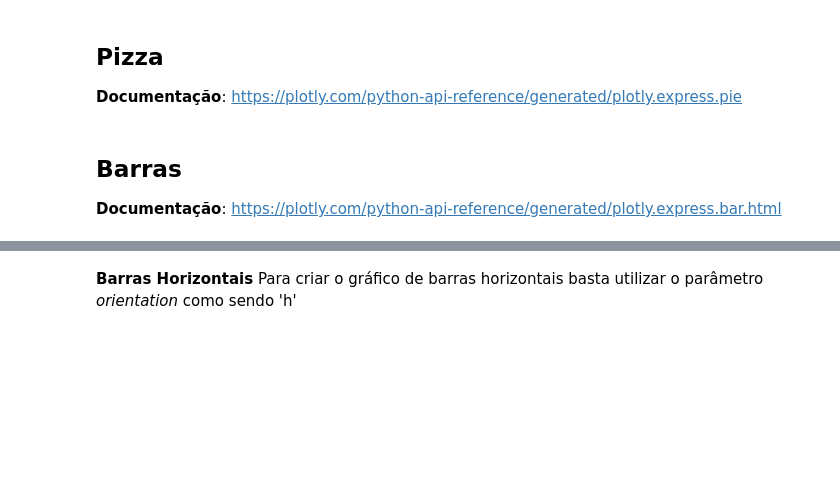
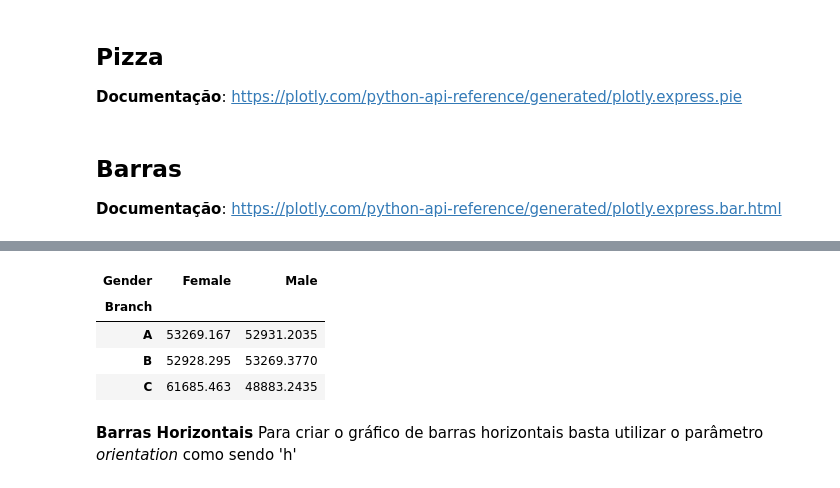
Before and after one commit to gaiogreg/aulas-LC-Safra, a Jupyter notebook: Modulo 4/Aula 5 - Plotly (Parte 1).ipynb, the cells around one changed output, grey strips where cells are left out. Cells and saved outputs as stored; diff of their text form; code cells hidden in the pictures; blank space fills up the shorter version.

```diff
--- a/Modulo 4/Aula 5 - Plotly (Parte 1).ipynb
+++ b/Modulo 4/Aula 5 - Plotly (Parte 1).ipynb
@@ -241,17 +250,24 @@ px.bar(df_bar)
 # %%
 df_bar = df_supermarket.pivot_table(index='Branch', values='Total', columns='Gender', aggfunc='sum')
 fig = px.bar(df_bar)
 fig.update_layout(
     xaxis_title="Marca",
     yaxis_title="Total de vendas (R$)",
     legend_title="Gênero",
     title={
         'text': 'Distribuição das vendas das marcas por gênero',
         'y':0.95,
         'x':0.5,
         'font_color': 'grey'
     })
 fig.show()
+df_bar.head()
+# %% [output]
+| Gender | Female | Male |
+| Branch |  |  |
+| A | 53269.167 | 52931.2035 |
+| B | 52928.295 | 53269.3770 |
+| C | 61685.463 | 48883.2435 |
 # %%
 df_bar = df_supermarket.pivot_table(index='Branch', values='Total', columns='Gender', aggfunc='sum')
 fig = px.bar(df_bar, barmode='group')
```
Also changed, not shown: parts of 1 cell of this notebook, 3 other files.
